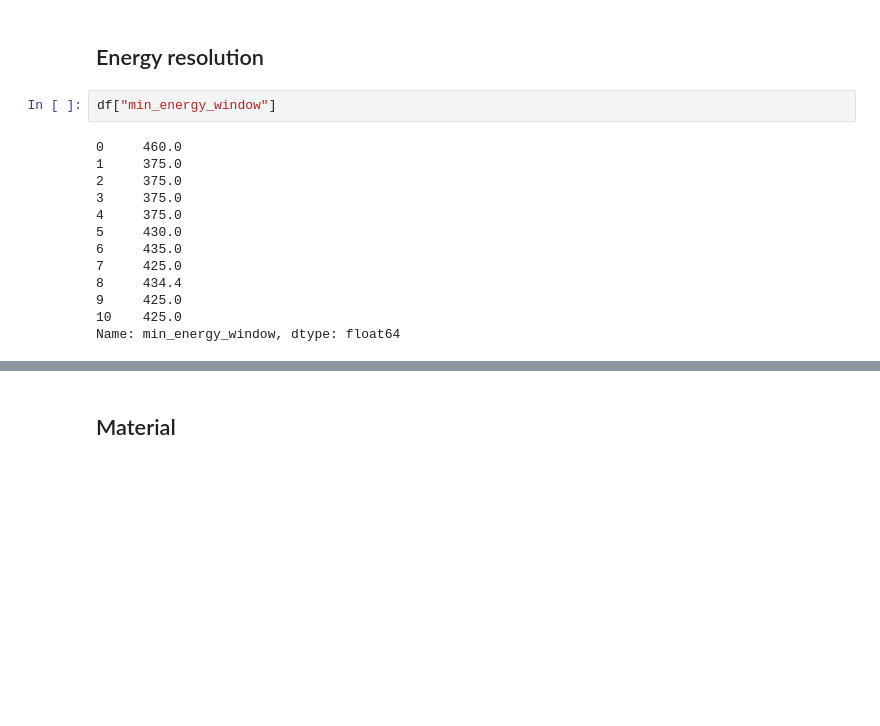
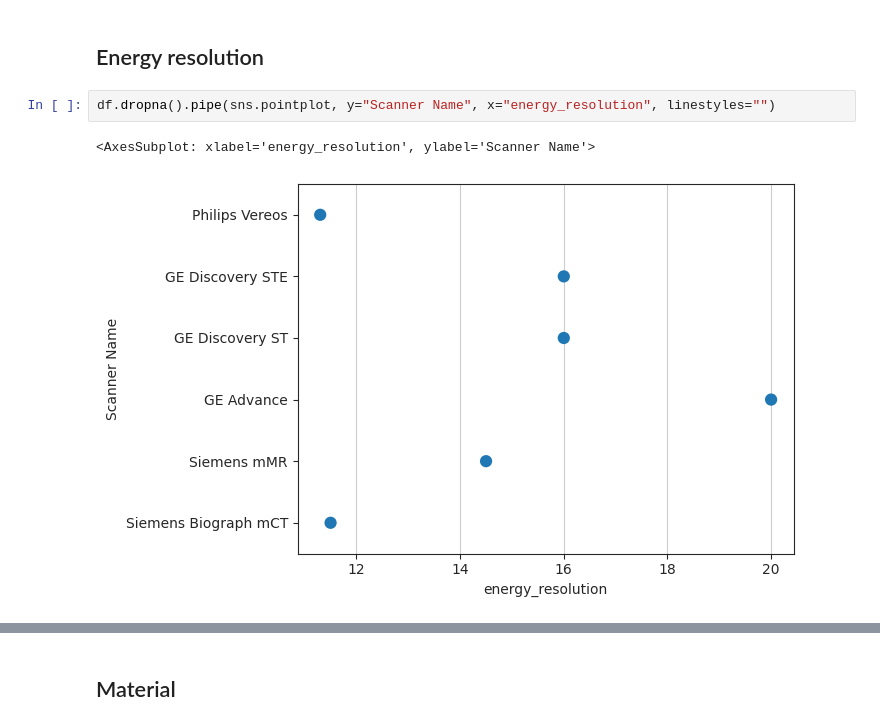
Before and after one commit to YerePhy/randfig, a Jupyter notebook: notebooks/1.0-jpm-params-eda.ipynb, the cells around one changed output, grey strips where cells are left out. Drawn from its saved outputs; the diff is of its cells as text; blank space fills up the shorter version.

Commit message:
Energy resolution plots.

```diff
--- a/notebooks/1.0-jpm-params-eda.ipynb
+++ b/notebooks/1.0-jpm-params-eda.ipynb
@@ -50,18 +49,8 @@ df = df.merge(df_materials, how="left", left_on="simset_material", right_on="Att
 df["Material, Att. Idx."] = df["Material"].astype(str) + ', ' + df["Attenuation Index"].astype(str)
 # %% [markdown]
 ## Energy resolution
-# %%
-df["min_energy_window"]
-# %% [output]
-0     460.0
-1     375.0
-2     375.0
-3     375.0
-4     375.0
-5     430.0
-6     435.0
-7     425.0
-8     434.4
-9     425.0
-10    425.0
-Name: min_energy_window, dtype: float64
+# %%
+df.dropna().pipe(sns.pointplot, y="Scanner Name", x="energy_resolution", linestyles="")
+# %% [output]
+<AxesSubplot: xlabel='energy_resolution', ylabel='Scanner Name'>
+[figure, added]
```
Also changed, not shown: parts of 4 cells of this notebook.
